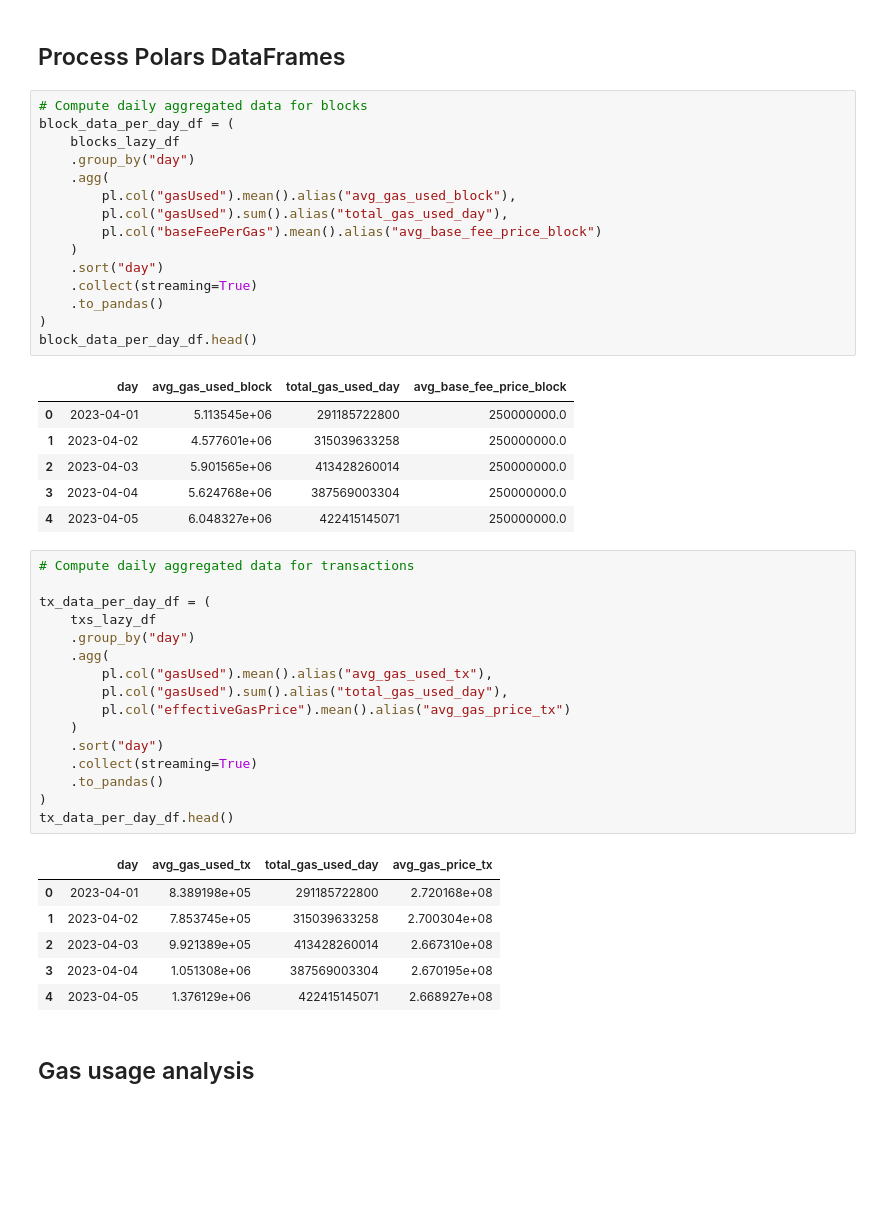
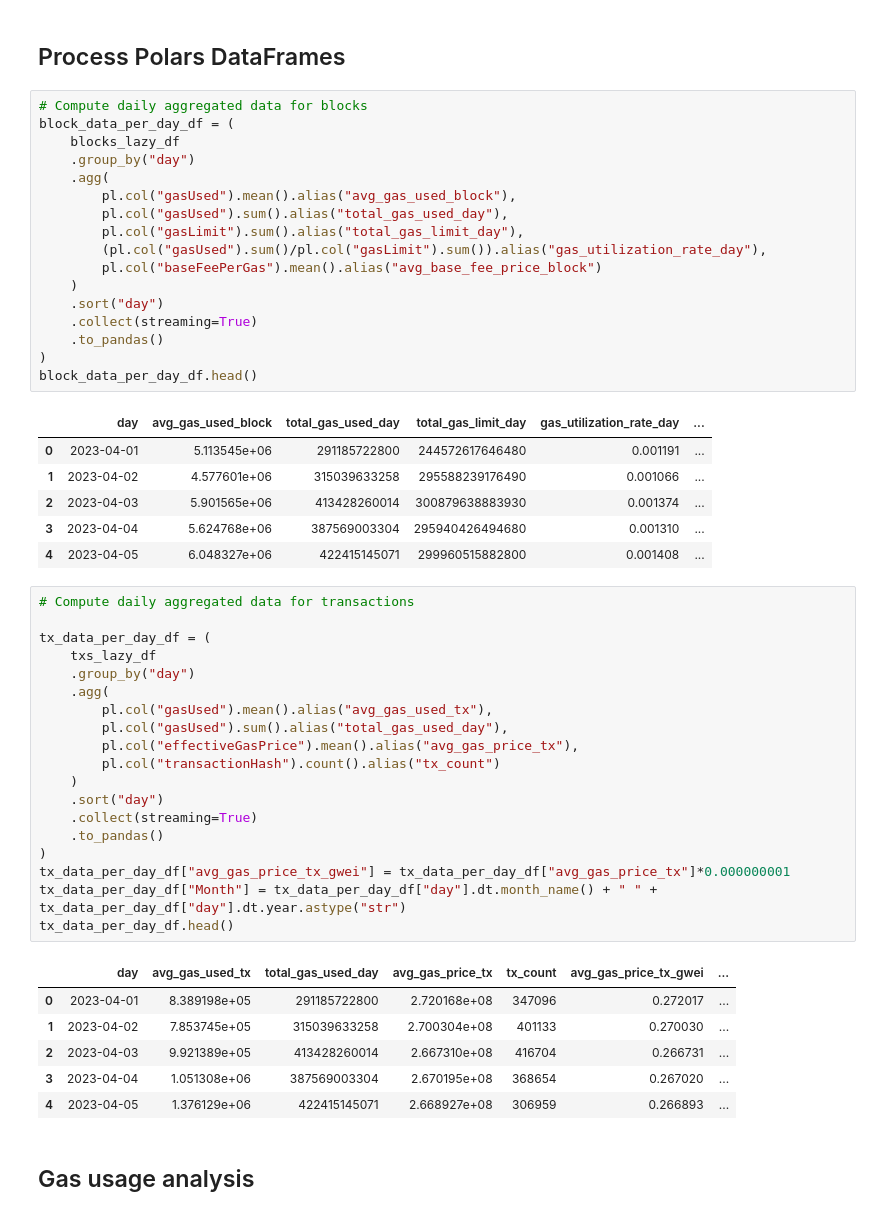
Before and after one commit to matter-labs/zksync-data-dump, a Jupyter notebook: notebooks/02-data-exploration-fees.ipynb, the cells around one changed output. Drawn from its saved outputs; the diff is of its cells as text; blank space fills up the shorter version.

```diff
--- a/notebooks/02-data-exploration-fees.ipynb
+++ b/notebooks/02-data-exploration-fees.ipynb
@@ -97,25 +98,27 @@ OrderedDict([('blockHash', String),
 # %%
 # Compute daily aggregated data for blocks
 block_data_per_day_df = (
     blocks_lazy_df
     .group_by("day")
     .agg(
         pl.col("gasUsed").mean().alias("avg_gas_used_block"),
         pl.col("gasUsed").sum().alias("total_gas_used_day"),
+        pl.col("gasLimit").sum().alias("total_gas_limit_day"),
+        (pl.col("gasUsed").sum()/pl.col("gasLimit").sum()).alias("gas_utilization_rate_day"),
         pl.col("baseFeePerGas").mean().alias("avg_base_fee_price_block")
     )
     .sort("day")
     .collect(streaming=True)
     .to_pandas()
 )
 block_data_per_day_df.head()
 # %% [output]
-|  | day | avg_gas_used_block | total_gas_used_day | avg_base_fee_price_block |
-| 0 | 2023-04-01 | 5.113545e+06 | 291185722800 | 250000000.0 |
-| 1 | 2023-04-02 | 4.577601e+06 | 315039633258 | 250000000.0 |
-| 2 | 2023-04-03 | 5.901565e+06 | 413428260014 | 250000000.0 |
-| 3 | 2023-04-04 | 5.624768e+06 | 387569003304 | 250000000.0 |
-| 4 | 2023-04-05 | 6.048327e+06 | 422415145071 | 250000000.0 |
+|  | day | avg_gas_used_block | total_gas_used_day | total_gas_limit_day | gas_utilization_rate_day | ... |
+| 0 | 2023-04-01 | 5.113545e+06 | 291185722800 | 244572617646480 | 0.001191 | ... |
+| 1 | 2023-04-02 | 4.577601e+06 | 315039633258 | 295588239176490 | 0.001066 | ... |
+| 2 | 2023-04-03 | 5.901565e+06 | 413428260014 | 300879638883930 | 0.001374 | ... |
+| 3 | 2023-04-04 | 5.624768e+06 | 387569003304 | 295940426494680 | 0.001310 | ... |
+| 4 | 2023-04-05 | 6.048327e+06 | 422415145071 | 299960515882800 | 0.001408 | ... |
 # %%
 # Compute daily aggregated data for transactions
 
@@ -125,20 +128,23 @@ tx_data_per_day_df = (
     .agg(
         pl.col("gasUsed").mean().alias("avg_gas_used_tx"),
         pl.col("gasUsed").sum().alias("total_gas_used_day"),
-        pl.col("effectiveGasPrice").mean().alias("avg_gas_price_tx")
+        pl.col("effectiveGasPrice").mean().alias("avg_gas_price_tx"),
+        pl.col("transactionHash").count().alias("tx_count")
     )
     .sort("day")
     .collect(streaming=True)
     .to_pandas()
 )
+tx_data_per_day_df["avg_gas_price_tx_gwei"] = tx_data_per_day_df["avg_gas_price_tx"]*0.000000001
+tx_data_per_day_df["Month"] = tx_data_per_day_df["day"].dt.month_name() + " " + tx_data_per_day_df["day"].dt.year.astype("str")
 tx_data_per_day_df.head()
 # %% [output]
-|  | day | avg_gas_used_tx | total_gas_used_day | avg_gas_price_tx |
-| 0 | 2023-04-01 | 8.389198e+05 | 291185722800 | 2.720168e+08 |
-| 1 | 2023-04-02 | 7.853745e+05 | 315039633258 | 2.700304e+08 |
-| 2 | 2023-04-03 | 9.921389e+05 | 413428260014 | 2.667310e+08 |
-| 3 | 2023-04-04 | 1.051308e+06 | 387569003304 | 2.670195e+08 |
-| 4 | 2023-04-05 | 1.376129e+06 | 422415145071 | 2.668927e+08 |
+|  | day | avg_gas_used_tx | total_gas_used_day | avg_gas_price_tx | tx_count | avg_gas_price_tx_gwei | ... |
+| 0 | 2023-04-01 | 8.389198e+05 | 291185722800 | 2.720168e+08 | 347096 | 0.272017 | ... |
+| 1 | 2023-04-02 | 7.853745e+05 | 315039633258 | 2.700304e+08 | 401133 | 0.270030 | ... |
+| 2 | 2023-04-03 | 9.921389e+05 | 413428260014 | 2.667310e+08 | 416704 | 0.266731 | ... |
+| 3 | 2023-04-04 | 1.051308e+06 | 387569003304 | 2.670195e+08 | 368654 | 0.267020 | ... |
+| 4 | 2023-04-05 | 1.376129e+06 | 422415145071 | 2.668927e+08 | 306959 | 0.266893 | ... |
 # %% [markdown]
 ## Gas usage analysis
 # %%
```
Also changed, not shown: parts of 12 cells of this notebook, 13 other files.
